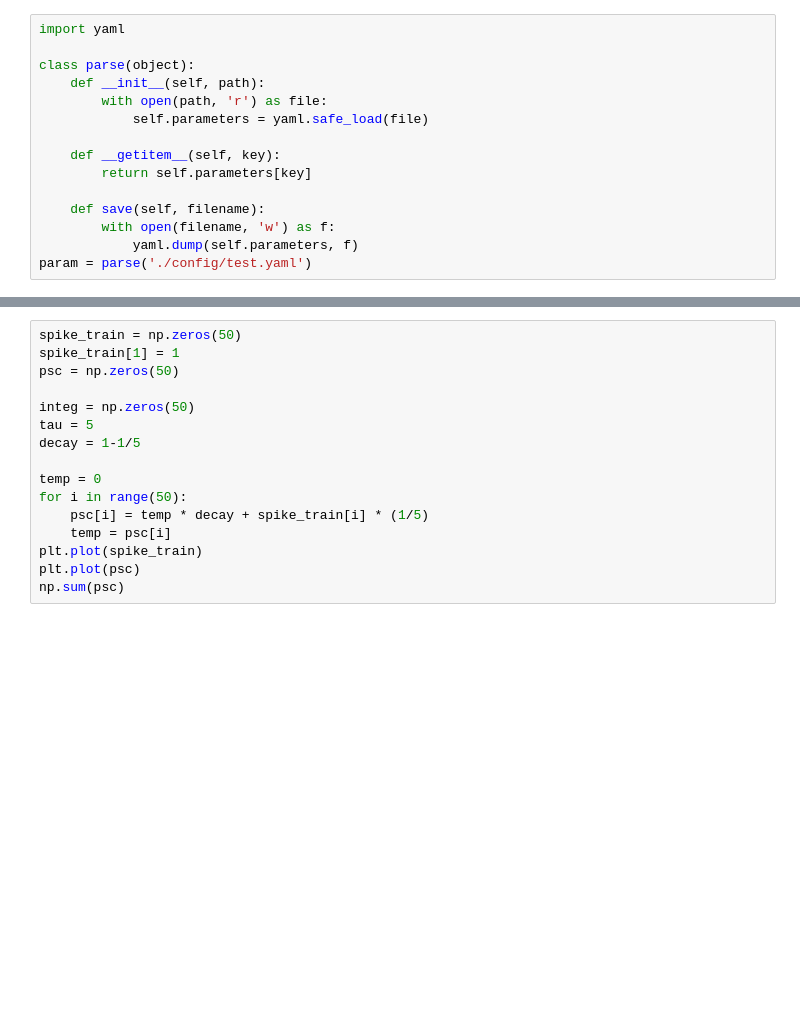
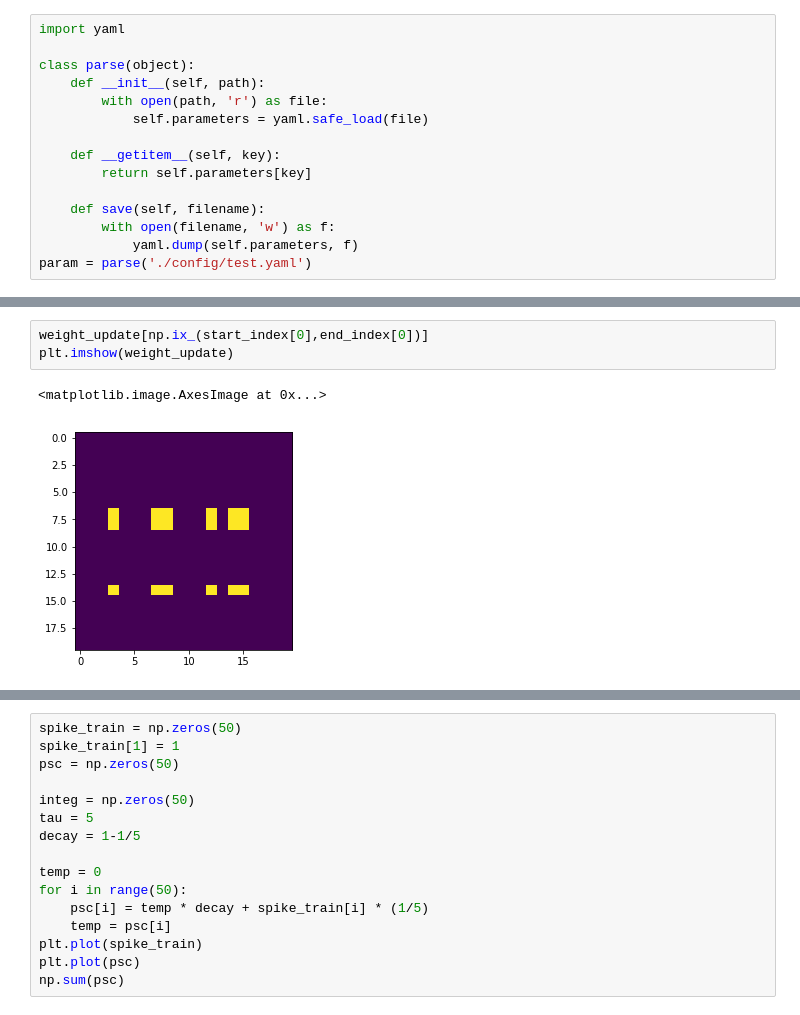
Before and after one commit to superrrpotato/STDP, a Jupyter notebook: STDP.ipynb, the cells around one changed output, grey strips where cells are left out. Drawn from its saved outputs; the diff is of its cells as text; blank space fills up the shorter version.

```diff
--- a/STDP.ipynb
+++ b/STDP.ipynb
@@ -98,0 +150,6 @@ plt.ylim(-2,2)
+# %%
+weight_update[np.ix_(start_index[0],end_index[0])]
+plt.imshow(weight_update)
+# %% [output]
+<matplotlib.image.AxesImage at 0x...>
+[figure, added]
```
Also changed, not shown: parts of 9 cells of this notebook, 1 other file.
